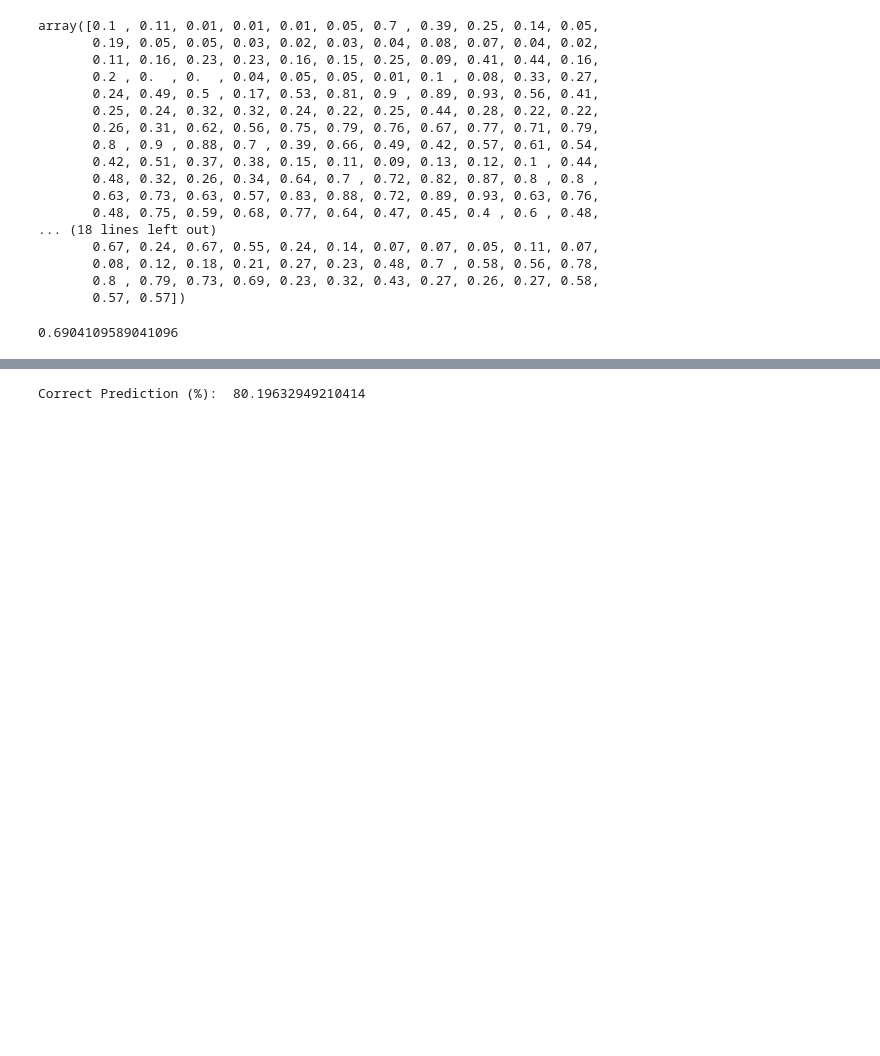
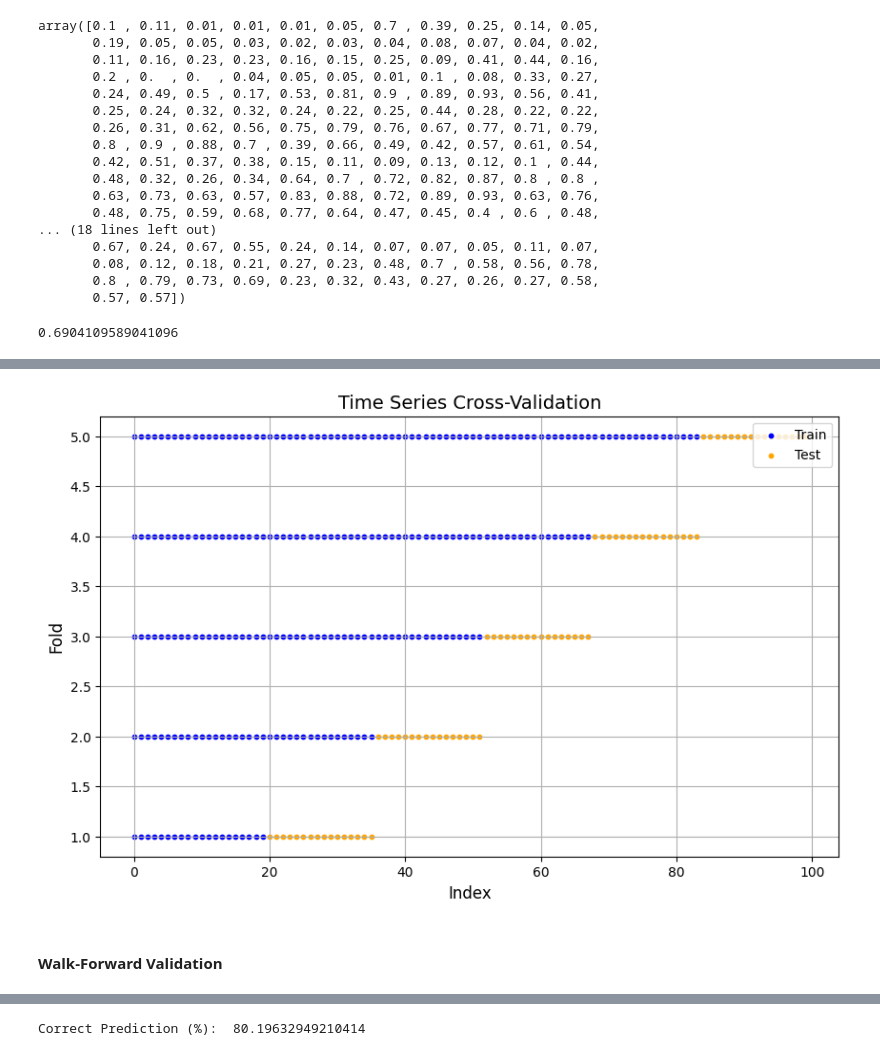
Before and after one commit to Bruno-Santana-Eco/TCC_Machine_learning, a Jupyter notebook: Random Forest 2.ipynb, the cells around one changed output, grey strips where cells are left out. Saved outputs shown, nothing was run; the diff lists cells and outputs as text; code cells hidden in the pictures; blank space fills up the shorter version.

Commit message:
Cross Validation time series

```diff
--- a/Random Forest 2.ipynb
+++ b/Random Forest 2.ipynb
@@ -641,0 +757,46 @@ accuracy_score(test['Prediction'], tests_preds)
+# %%
+# Import packages
+import numpy as np
+import matplotlib.pyplot as plt
+from sklearn.model_selection import TimeSeriesSplit
+
+# Define the plotting function for cross-validation splits
+def plot_cross_val(n_splits, splitter_func, df, title_text):
+    """
+    Plot the splits for Time Series Cross-Validation.
+
+    Args:
+    - n_splits: Number of splits for cross-validation.
+    - splitter_func: Cross-validation splitter (e.g., TimeSeriesSplit).
+    - df: The dataset (DataFrame or array-like).
+    - title_text: Title for the plot.
+    """
+    tscv = splitter_func(n_splits=n_splits)
+    fig, ax = plt.subplots(figsize=(10, 6))
+
+    # Iterate through splits and plot train/test indices
+    for i, (train_idx, test_idx) in enumerate(tscv.split(df)):
+        ax.scatter(train_idx, [i + 1] * len(train_idx), color="blue", label="Train" if i == 0 else "", s=10)
+        ax.scatter(test_idx, [i + 1] * len(test_idx), color="orange", label="Test" if i == 0 else "", s=10)
+
+    ax.set_title(title_text, fontsize=14)
+    ax.set_xlabel("Index", fontsize=12)
+    ax.set_ylabel("Fold", fontsize=12)
+    ax.legend(loc="upper right")
+    ax.grid(True)
+    plt.show()
+
+# Simulated example dataset
+data = np.arange(100)  # Replace with your actual dataset or DataFrame index
+
+# Plot the time series cross-validation splits
+plot_cross_val(
+    n_splits=5,
+    splitter_func=TimeSeriesSplit,
+    df=data,
+    title_text="Time Series Cross-Validation"
+)
+# %% [output]
+[figure, added]
+# %% [markdown]
+#### Walk-Forward Validation
```
Also changed, not shown: parts of 27 cells of this notebook, 1 other file.
